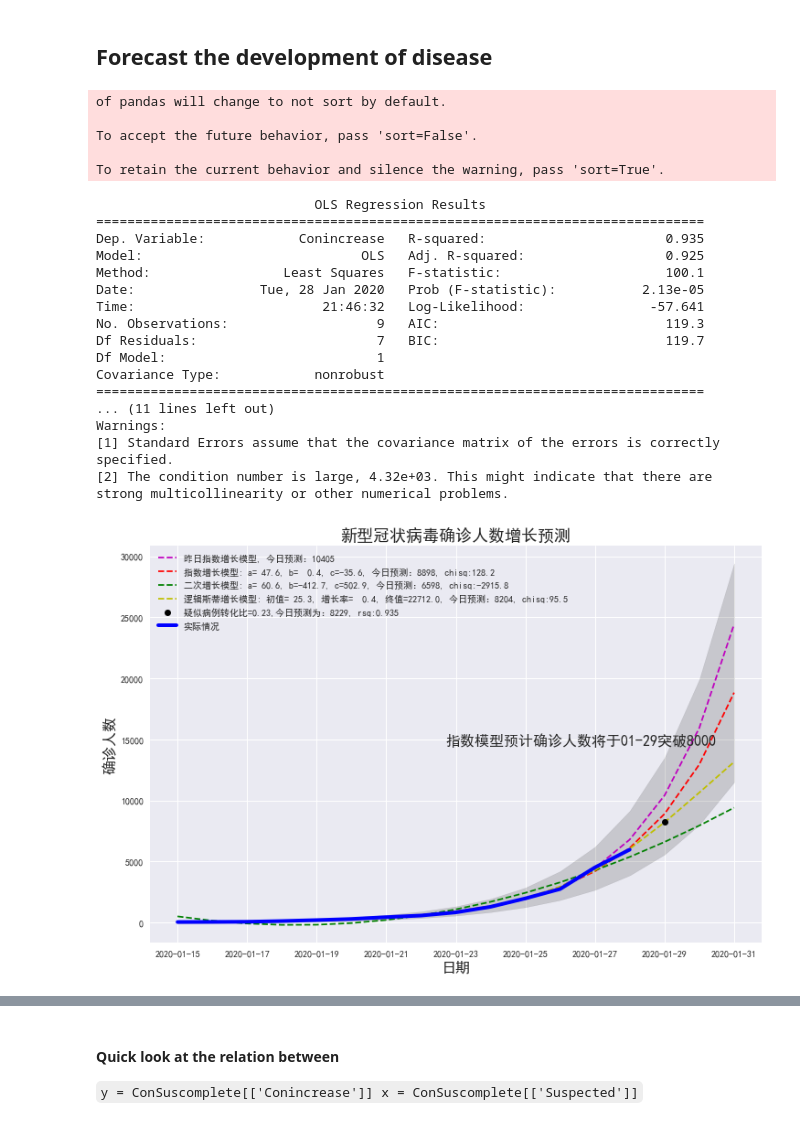
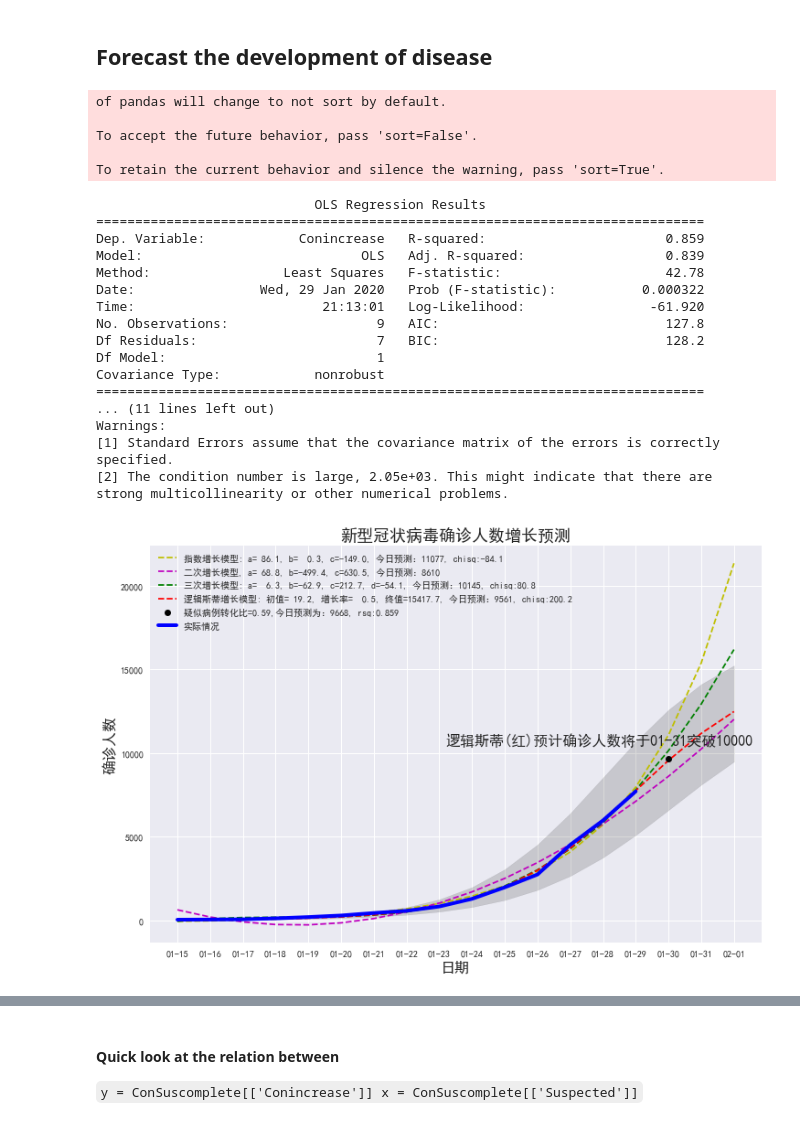
Before and after one commit to Wentworthliu123/Wuhan_forecast, a Jupyter notebook: forecast.ipynb, the cells around one changed output, grey strips where cells are left out. Saved outputs shown, nothing was run; the diff lists cells and outputs as text; code cells hidden in the pictures.

Commit message:
1/30, add 3rd power polynominal model, adjust suspected patient prediction

```diff
--- a/forecast.ipynb
+++ b/forecast.ipynb
@@ -149,9 +149,14 @@ expsigma = np.sqrt(np.diagonal(exppcov))
 explagpopt, explagpcov = curve_fit(expfunc, rapid_growth.index.values[:-1], rapid_growth.Confirmed[:-1])
 
 # Model 2
-def ployfunc(x, a, b, c):
-    return a * x**2 + b * x + c
+def ployfunc(x, a, b, c, d):
+    return a * x**3 + b * x**2 + c * x + d
+#      return a * x**2 + b * x**1 + c
 polypopt, polypcov = curve_fit(ployfunc, rapid_growth.index.values, rapid_growth.Confirmed)
+
+def ploy2func(x, a, b, c):
+      return a * x**2 + b * x**1 + c
+poly2popt, poly2pcov = curve_fit(ploy2func, rapid_growth.index.values, rapid_growth.Confirmed)
 # Model 3
 # https://www.zhihu.com/question/36714044
 def logistic(x, a, r, c):
@@ -160,7 +165,7 @@ def logistic(x, a, r, c):
     y = c*a*np.exp(x*r)/(c+a*(np.exp(x*r)-1))
     return y
 logpopt, logpcov = curve_fit(logistic, rapid_growth.index.values, rapid_growth.Confirmed)
-
+logsigma = np.sqrt(np.diagonal(logpcov))
 # Create n days ahead forecast
 from datetime import timedelta
 
@@ -180,16 +185,18 @@ rapid_growth['expforecast']=expfunc(rapid_growth.index.values, *exppopt)
 rapid_growth['explagforecast']=expfunc(rapid_growth.index.values, *explagpopt)
 rapid_growth['polyforecast']=ployfunc(rapid_growth.index.values, *polypopt)
 rapid_growth['logforecast']=logistic(rapid_growth.index.values, *logpopt)
+rapid_growth['poly2forecast']=ploy2func(rapid_growth.index.values, *poly2popt)
 
 expchi = chisquare(rapid_growth.Confirmed[:confirmedid], f_exp=rapid_growth.expforecast[:confirmedid])
 explagchi = chisquare(rapid_growth.Confirmed[:confirmedid], f_exp=rapid_growth.explagforecast[:confirmedid])
 polychi = chisquare(rapid_growth.Confirmed[:confirmedid], f_exp=rapid_growth.polyforecast[:confirmedid])
 logchi = chisquare(rapid_growth.Confirmed[:confirmedid], f_exp=rapid_growth.logforecast[:confirmedid])
+poly2chi = chisquare(rapid_growth.Confirmed[:confirmedid], f_exp=rapid_growth.poly2forecast[:confirmedid])
 
 ### Run quick linear regression to get the coefficient implied from suspected patient amount
 ConSus = pd.DataFrame()
 ConSus['Conincrease'] = rapid_growth.Confirmed.shift(-1)-rapid_growth.Confirmed
-ConSus['Suspected'] = rapid_growth.Suspected
+ConSus['Suspected'] = rapid_growth.Suspected-rapid_growth.Suspected.shift(1)
 ConSuscomplete=ConSus.dropna()
 y = ConSuscomplete[['Conincrease']]
 x = ConSuscomplete[['Suspected']]
@@ -204,7 +211,7 @@ sus_test = [1., ConSus.iloc[confirmedid]['Suspected']]
 results.predict(sus_test)
 increase_pred = results.predict(sus_test)+rapid_growth.iloc[confirmedid]['Confirmed']
 
-
+simplex = rapid_growth.Date.apply(lambda x:str(x.date())[5:])
 # Plot
 # -*- coding: utf-8 -*
 from pylab import text
@@ -214,53 +221,54 @@ plt.style.use('seaborn')
 plt.rcParams['font.sans-serif']=['SimHei'] #用来正常显示中文标签
 plt.rcParams['axes.unicode_minus']=False #用来正常显示负号
 plt.figure(figsize=(12,8))
-plt.plot(rapid_growth.Date, rapid_growth['explagforecast'], 'm--',label='昨日指数增长模型, 今日预测：{}'.format(int(rapid_growth.explagforecast[confirmedid+1])))
-plt.plot(rapid_growth.Date, rapid_growth['expforecast'], 'r--',label='指数增长模型: a=%5.1f, b=%5.1f, c=%5.1f' % tuple(exppopt)+', 今日预测：{}, chisq:{}'.format(int(rapid_growth.expforecast[confirmedid+1]),round(expchi[0],1)))
+plt.plot(simplex, rapid_growth['expforecast'], 'y--',label='指数增长模型: a=%5.1f, b=%5.1f, c=%5.1f' % tuple(exppopt)+', 今日预测：{}, chisq:{}'.format(int(rapid_growth.expforecast[confirmedid+1]),round(expchi[0],1)))
+plt.plot(simplex, rapid_growth['poly2forecast'], 'm--',label='二次增长模型, a=%5.1f, b=%5.1f, c=%5.1f' % tuple(poly2popt) +', 今日预测：{}'.format(int(rapid_growth.poly2forecast[confirmedid+1]), round(poly2chi[0],1)))
+
 # plotting the confidence intervals
-bound_upper = expfunc(rapid_growth.index.values, *(exppopt + expsigma))
-bound_lower = expfunc(rapid_growth.index.values, *(exppopt - expsigma))
-plt.fill_between(rapid_growth.Date, bound_lower, bound_upper , color='black', alpha = 0.15)
+bound_upper = logistic(rapid_growth.index.values, *(logpopt + logsigma))
+bound_lower = logistic(rapid_growth.index.values, *(logpopt - logsigma))
+plt.fill_between(simplex, bound_lower, bound_upper , color='black', alpha = 0.15)
 
 # solve the equation of expfunc given specific value
-threshold = 8000
+threshold = 10000
 def f(x):
-    return expfunc(x,*exppopt) - threshold
-predicted_date = rapid_growth.iloc[rapid_growth.index.values[math.ceil(bisect(f, 0, 19))]]['Date']
-plt.figtext(.5, .5, "指数模型预计确诊人数将于{}突破{}".format(str(predicted_date)[5:10], threshold), fontsize=16)
+    return logistic(x,*logpopt) - threshold
+predicted_date = rapid_growth.iloc[rapid_growth.index.values[math.ceil(bisect(f, 0, 20))]]['Date']
+plt.figtext(.5, .5, "逻辑斯蒂(红)预计确诊人数将于{}突破{}".format(str(predicted_date)[5:10], threshold), fontsize=16)
 
 
 rapid_growth.to_csv('provincial output\predction_update_{}.csv'.format(str(datetime.today().date())))
 # plt.figtext(.15, .8, "指数模型, 二次模型chisq:{}".format(round(expchi[0],1),round(polychi[0],1)))
-plt.plot(rapid_growth.Date, rapid_growth['polyforecast'], 'g--',label='二次增长模型: a=%5.1f, b=%5.1f, c=%5.1f' % tuple(polypopt)+', 今日预测：{}, chisq:{}'.format(int(rapid_growth.polyforecast[confirmedid+1]), round(polychi[0],1)))
-plt.plot(rapid_growth.Date, rapid_growth['logforecast'], 'y--',label='逻辑斯蒂增长模型: 初值=%5.1f, 增长率=%5.1f, 终值=%5.1f' % tuple(logpopt)+', 今日预测：{}, chisq:{}'.format(int(rapid_growth.logforecast[confirmedid+1]),round(logchi[0],1)))
-plt.plot(rapid_growth.Date[confirmedid+1], increase_pred,'ko',label='疑似病例转化比={},今日预测为：{}, rsq:{}'.format(round(results.params[1],2), int(increase_pred[0]),round(results.rsquared,3)))
-plt.plot(rapid_growth.Date, rapid_growth.Confirmed, 'b-', label='实际情况', linewidth=4)
+plt.plot(simplex, rapid_growth['polyforecast'], 'g--',label='三次增长模型: a=%5.1f, b=%5.1f, c=%5.1f, d=%5.1f' % tuple(polypopt)+', 今日预测：{}, chisq:{}'.format(int(rapid_growth.polyforecast[confirmedid+1]), round(polychi[0],1)))
+plt.plot(simplex, rapid_growth['logforecast'], 'r--',label='逻辑斯蒂增长模型: 初值=%5.1f, 增长率=%5.1f, 终值=%5.1f' % tuple(logpopt)+', 今日预测：{}, chisq:{}'.format(int(rapid_growth.logforecast[confirmedid+1]),round(logchi[0],1)))
+plt.plot(str(rapid_growth.Date[confirmedid+1].date())[5:], increase_pred,'ko',label='疑似病例转化比={},今日预测为：{}, rsq:{}'.format(round(results.params[1],2), int(increase_pred[0]),round(results.rsquared,3)))
+plt.plot(simplex, rapid_growth.Confirmed, 'b-', label='实际情况', linewidth=4)
 plt.legend()
 plt.ylabel("确诊人数", fontsize=16)
 plt.xlabel("日期", fontsize=16)
 plt.title("新型冠状病毒确诊人数增长预测", fontsize=18)
 plt.savefig("新型冠状病毒确诊人数增长预测.png")
 # %% [output]
 of pandas will change to not sort by default.
 
 To accept the future behavior, pass 'sort=False'.
 
 To retain the current behavior and silence the warning, pass 'sort=True'.
                             OLS Regression Results
 ==============================================================================
-Dep. Variable:            Conincrease   R-squared:                       0.935
-Model:                            OLS   Adj. R-squared:                  0.925
-Method:                 Least Squares   F-statistic:                     100.1
-Date:                Tue, 28 Jan 2020   Prob (F-statistic):           2.13e-05
-Time:                        21:46:32   Log-Likelihood:                -57.641
-No. Observations:                   9   AIC:                             119.3
-Df Residuals:                       7   BIC:                             119.7
+Dep. Variable:            Conincrease   R-squared:                       0.859
+Model:                            OLS   Adj. R-squared:                  0.839
+Method:                 Least Squares   F-statistic:                     42.78
+Date:                Wed, 29 Jan 2020   Prob (F-statistic):           0.000322
+Time:                        21:13:01   Log-Likelihood:                -61.920
+No. Observations:                   9   AIC:                             127.8
+Df Residuals:                       7   BIC:                             128.2
 Df Model:                           1
 Covariance Type:            nonrobust
 ==============================================================================
 ... (11 lines left out)
 Warnings:
 [1] Standard Errors assume that the covariance matrix of the errors is correctly specified.
-[2] The condition number is large, 4.32e+03. This might indicate that there are
+[2] The condition number is large, 2.05e+03. This might indicate that there are
 strong multicollinearity or other numerical problems.
-[figure, old version]
+[figure, new version]
```
Also changed, not shown: parts of 4 cells of this notebook.
